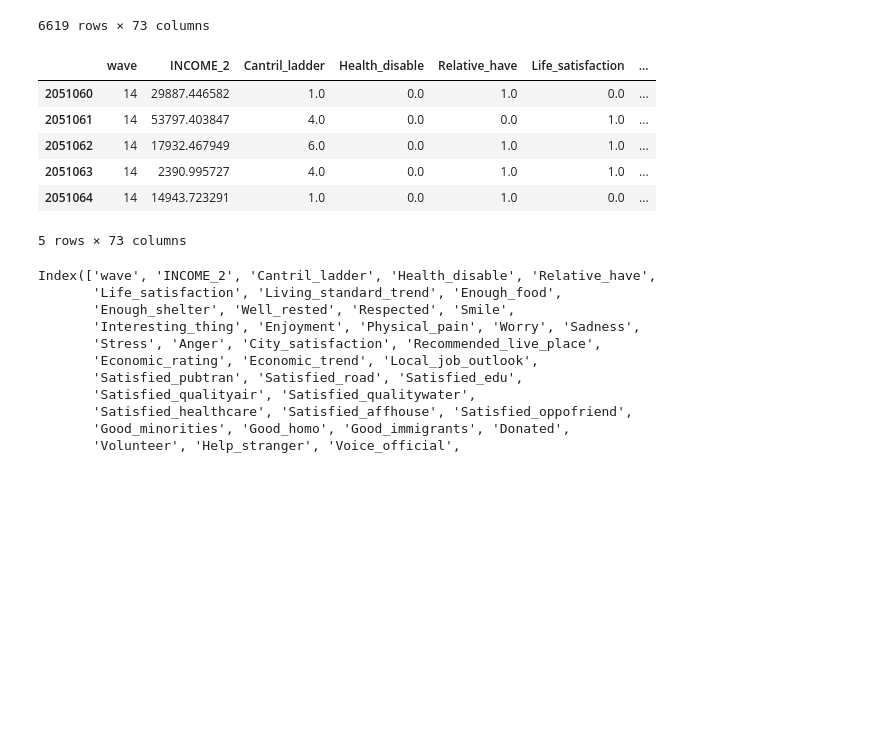
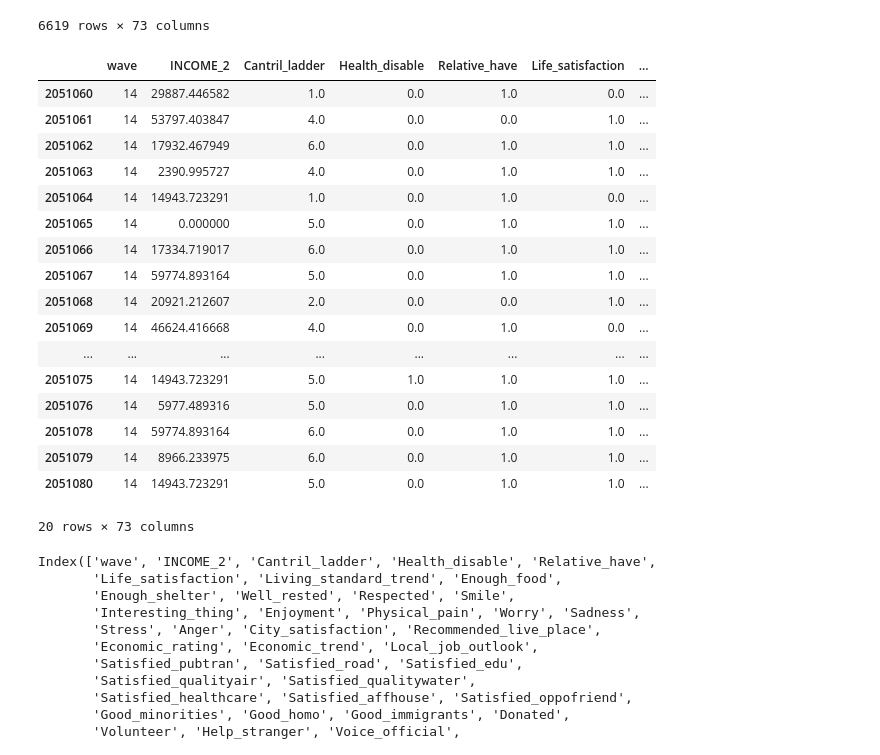
Before and after one commit to MichaelChaoLi-cpu/Course01_DataScienceForBa, a Jupyter notebook: Code/C02_LinearRfAnalysis_v1.ipynb, the cells around one changed output. Saved outputs shown, nothing was run; the diff lists cells and outputs as text; code cells hidden in the pictures; blank space fills up the shorter version.

```diff
--- a/Code/C02_LinearRfAnalysis_v1.ipynb
+++ b/Code/C02_LinearRfAnalysis_v1.ipynb
@@ -63,15 +48,26 @@ WahsedDataset
 | 2224782 | 15 | 73669.197684 | 9.0 | 0.0 | 0.0 | 1.0 | ... |
 6619 rows × 73 columns
 # %%
-WahsedDataset.head()
+WahsedDataset.head(20)
 # %% [output]
 |  | wave | INCOME_2 | Cantril_ladder | Health_disable | Relative_have | Life_satisfaction | ... |
 | 2051060 | 14 | 29887.446582 | 1.0 | 0.0 | 1.0 | 0.0 | ... |
 | 2051061 | 14 | 53797.403847 | 4.0 | 0.0 | 0.0 | 1.0 | ... |
 | 2051062 | 14 | 17932.467949 | 6.0 | 0.0 | 1.0 | 1.0 | ... |
 | 2051063 | 14 | 2390.995727 | 4.0 | 0.0 | 1.0 | 1.0 | ... |
 | 2051064 | 14 | 14943.723291 | 1.0 | 0.0 | 1.0 | 0.0 | ... |
+| 2051065 | 14 | 0.000000 | 5.0 | 0.0 | 1.0 | 1.0 | ... |
+| 2051066 | 14 | 17334.719017 | 6.0 | 0.0 | 1.0 | 1.0 | ... |
+| 2051067 | 14 | 59774.893164 | 5.0 | 0.0 | 1.0 | 1.0 | ... |
+| 2051068 | 14 | 20921.212607 | 2.0 | 0.0 | 0.0 | 1.0 | ... |
+| 2051069 | 14 | 46624.416668 | 4.0 | 0.0 | 1.0 | 0.0 | ... |
+| ... | ... | ... | ... | ... | ... | ... | ... |
+| 2051075 | 14 | 14943.723291 | 5.0 | 1.0 | 1.0 | 1.0 | ... |
+| 2051076 | 14 | 5977.489316 | 5.0 | 0.0 | 1.0 | 1.0 | ... |
+| 2051078 | 14 | 59774.893164 | 6.0 | 0.0 | 1.0 | 1.0 | ... |
+| 2051079 | 14 | 8966.233975 | 6.0 | 0.0 | 1.0 | 1.0 | ... |
+| 2051080 | 14 | 14943.723291 | 5.0 | 0.0 | 1.0 | 1.0 | ... |
-5 rows × 73 columns
+20 rows × 73 columns
 # %%
 WahsedDataset.columns
 # %% [output]
```
Also changed, not shown: parts of 21 cells of this notebook, 5 other files.
